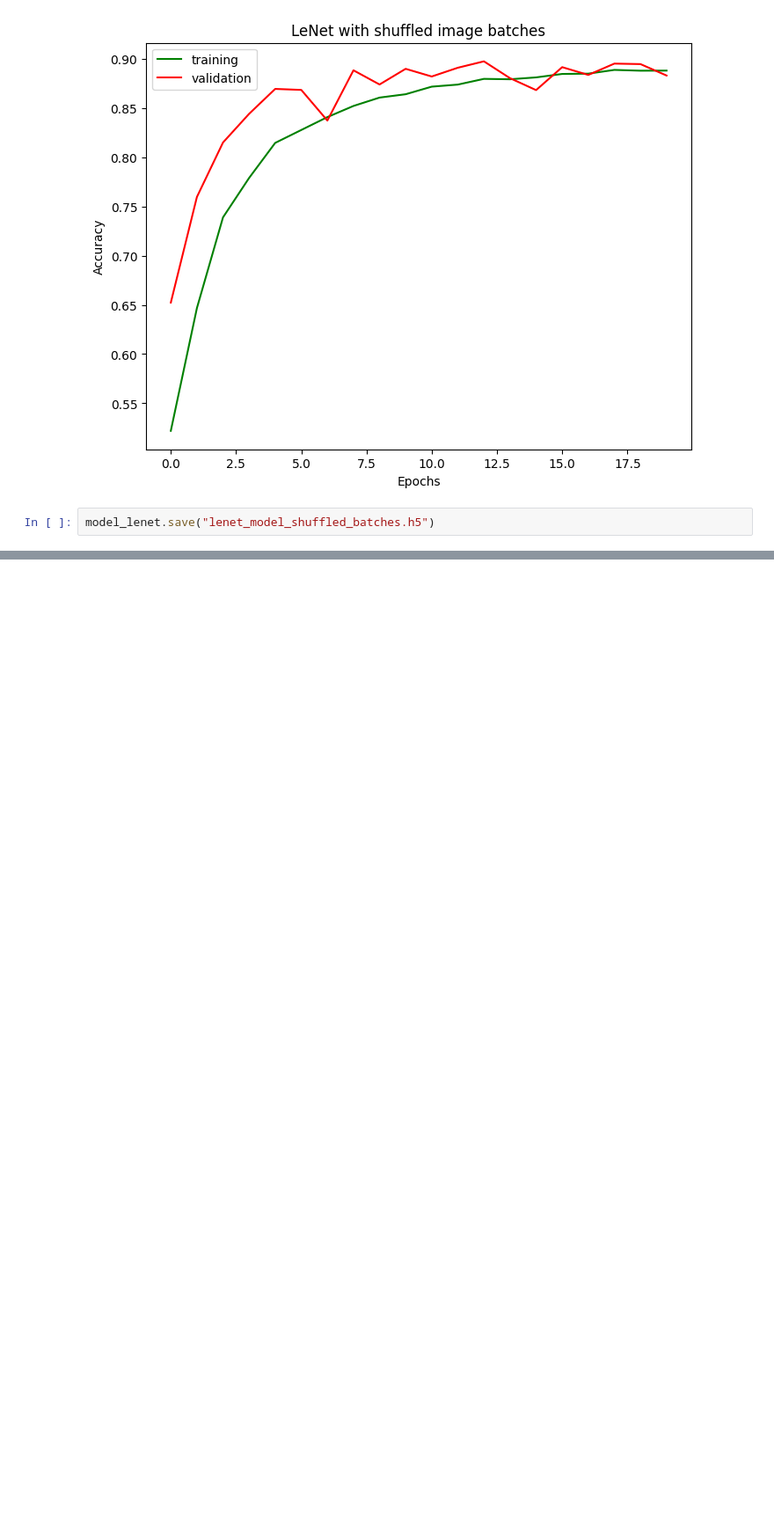
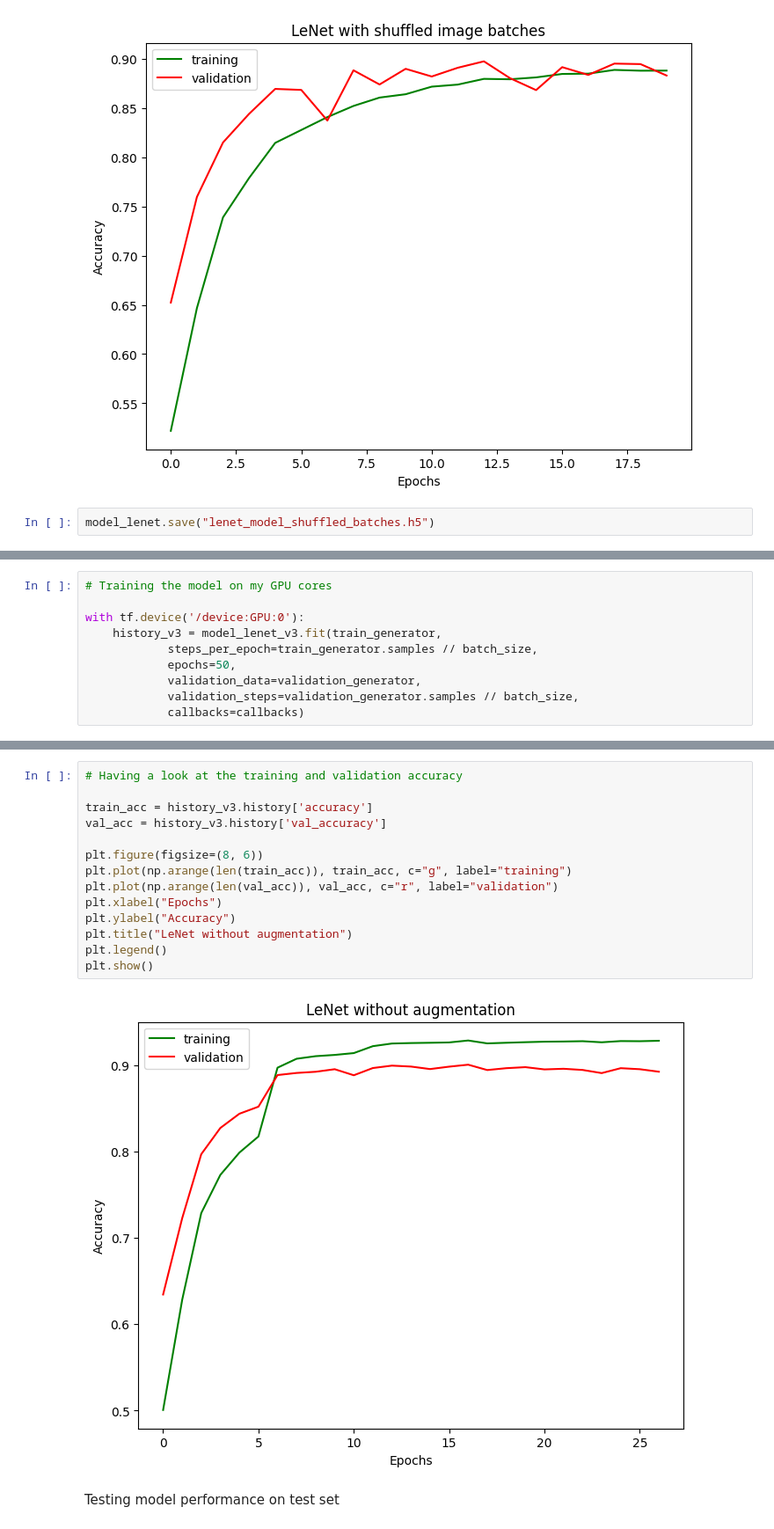
Before and after one commit to jiyoung37/oct24_bds_int_plant_recognition, a Jupyter notebook: notebooks/3.0-yannik-first-lenet-model.ipynb, the cells around one changed output, grey strips where cells are left out. Shown at 88% size. Drawn from its saved outputs; the diff is of its cells as text; blank space fills up the shorter version.

Commit message:
LeNet w/ & w/o augmentation

```diff
--- a/notebooks/3.0-yannik-first-lenet-model.ipynb
+++ b/notebooks/3.0-yannik-first-lenet-model.ipynb
@@ -245,0 +589,10 @@ model_lenet.save("lenet_model_shuffled_batches.h5")
+# %%
+# Training the model on my GPU cores
+
+with tf.device('/device:GPU:0'):
+    history_v3 = model_lenet_v3.fit(train_generator,
+            steps_per_epoch=train_generator.samples // batch_size,
+            epochs=50,
+            validation_data=validation_generator,
+            validation_steps=validation_generator.samples // batch_size,
+            callbacks=callbacks)
@@ -245,0 +621,18 @@ model_lenet.save("lenet_model_shuffled_batches.h5")
+# %%
+# Having a look at the training and validation accuracy
+
+train_acc = history_v3.history['accuracy']
+val_acc = history_v3.history['val_accuracy']
+
+plt.figure(figsize=(8, 6))
+plt.plot(np.arange(len(train_acc)), train_acc, c="g", label="training")
+plt.plot(np.arange(len(val_acc)), val_acc, c="r", label="validation")
+plt.xlabel("Epochs")
+plt.ylabel("Accuracy")
+plt.title("LeNet without augmentation")
+plt.legend()
+plt.show()
+# %% [output]
+[figure, added]
+# %% [markdown]
+Testing model performance on test set
```
Also changed, not shown: parts of 24 cells of this notebook, 3 other files.
